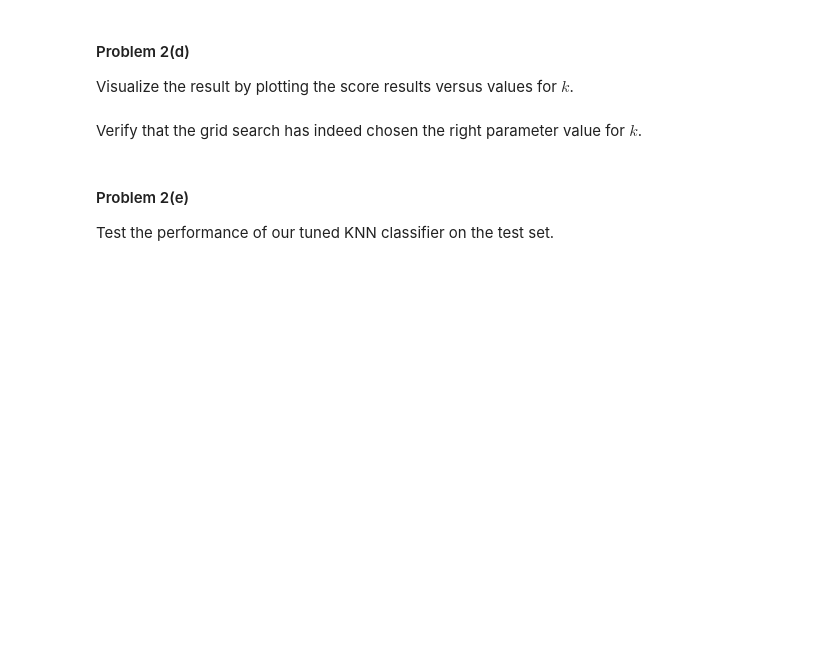
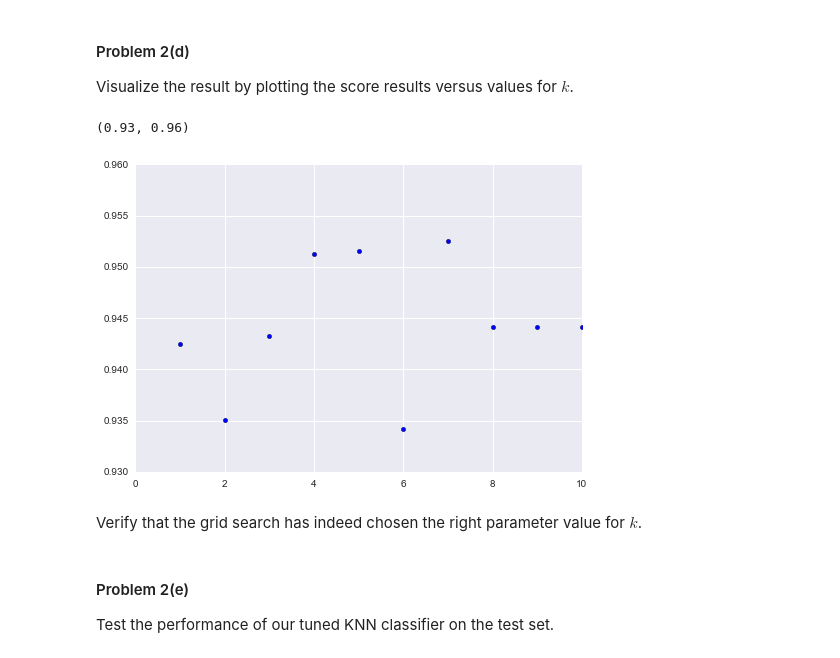
Before and after one commit to adriannr/2014, a Jupyter notebook: homework/HW3.ipynb, the cells around one changed output. Saved outputs shown, nothing was run; the diff lists cells and outputs as text; code cells hidden in the pictures; blank space fills up the shorter version.

```diff
--- a/homework/HW3.ipynb
+++ b/homework/HW3.ipynb
@@ -552,3 +560,17 @@ Visualize the result by plotting the score results versus values for $k$.
+# %%
+### Your code here ###
+k=np.arange(1,50,1)
+for score in gs.grid_scores_:
+    plt.scatter(score[0].get('n_neighbors'),score.cv_validation_scores.mean())
+    #print (score[2]==score.cv_validation_scores).all()
+    #print np.mean(score[2])
+plt.xlim([0,10])
+plt.ylim([0.93,0.96])
+# http://stackoverflow.com/questions/35706433/evaluating-mean-stddev-of-cross-validation-scores-in-scikit-learn-gridsearchcv?rq=1
+#help(gs.grid_scores_[0])
+# %% [output]
+(0.93, 0.96)
+[figure, added]
 # %%
 KNeighborsClassifier?
 # %% [markdown]
```
Also changed, not shown: parts of 29 cells of this notebook.
